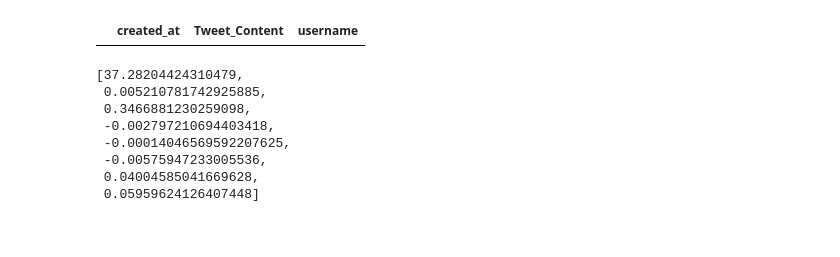
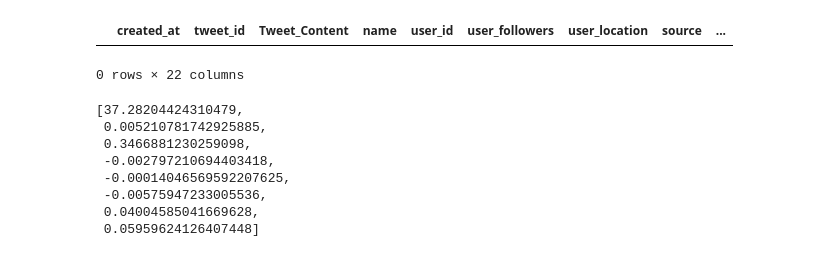
Before and after one commit to carpiero/Sentiment_Spanish_Operator, a Jupyter notebook: Notebooks/Notebook_006_remote.ipynb, the cells around one changed output. Saved outputs shown, nothing was run; the diff lists cells and outputs as text; code cells hidden in the pictures.

```diff
--- a/Notebooks/Notebook_006_remote.ipynb
+++ b/Notebooks/Notebook_006_remote.ipynb
@@ -36,15 +36,16 @@ None
 # %%
 pd.set_option('max_colwidth', 400)
 
 df_total.loc[df_total['Tweet_Content'].str.contains(
             'viernestopenmasmovil|redlovesgreen|sorteando|Estudiantes|cuspinera|s o r t e o|realmadrid|colorweek|taehyung|sorteo|concurso|concursazo|sorteazo|regalamos|cumplelowiconlg|laliga|concierto|cestavodafone|Movistar Liga de Campeones' ,
             case=False)]
 
-df_total_remote.loc[df_total_remote['Tweet_Content'].str.contains(
-            'viernestopenmasmovil|redlovesgreen|sorteando|Estudiantes|cuspinera|s o r t e o|realmadrid|colorweek|taehyung|sorteo|concurso|concursazo|sorteazo|regalamos|cumplelowiconlg|laliga|concierto|cestavodafone|Movistar Liga de Campeones' ,
-            case=False),['created_at','Tweet_Content','username']]
+# df_total_remote.loc[df_total_remote['Tweet_Content'].str.contains(
+#             'viernestopenmasmovil|redlovesgreen|sorteamos|sorteando|Estudiantes|cuspinera|s o r t e o|realmadrid|colorweek|taehyung|sorteo|concurso|concursazo|sorteazo|regalamos|cumplelowiconlg|laliga|concierto|cestavodafone|Movistar Liga de Campeones' ,
+#             case=False),['created_at','Tweet_Content','username']]
 # %% [output]
-|  | created_at | Tweet_Content | username |
+|  | created_at | tweet_id | Tweet_Content | name | user_id | user_followers | user_location | source | ... |
+0 rows × 22 columns
 # %%
 list_mean_columns_nulls=[df.describe().T.loc[f'{x}','mean']for x in df.describe().T.index]
 list_mean_columns_allDataframe=[df_total.describe().T.loc[f'{x}','mean']for x in df_total.describe().T.index]
```
Also changed, not shown: parts of 1 cell of this notebook, 2 other files.
